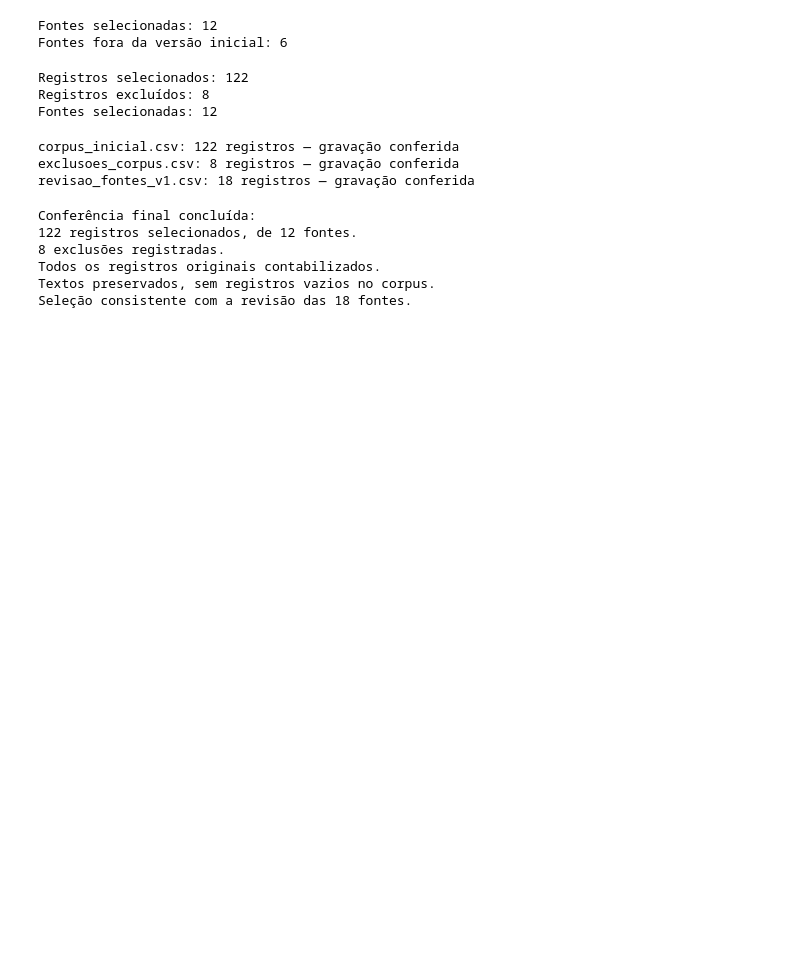
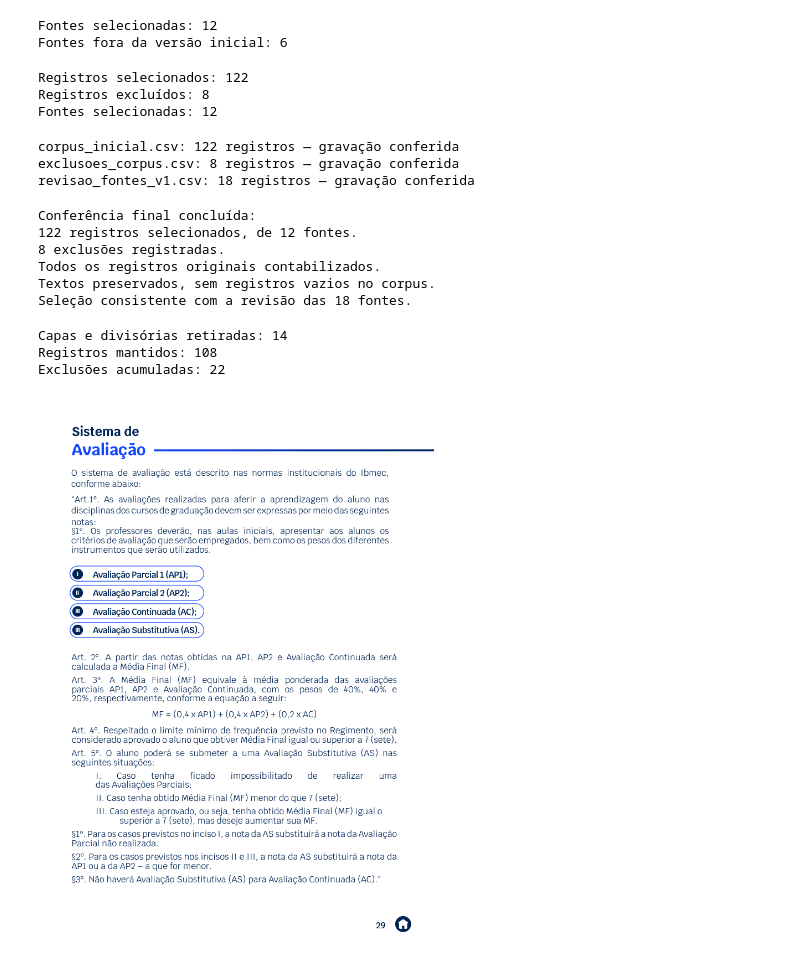
Before and after one commit to hugotfilho/FalaIbmec, a Jupyter notebook: notebooks/02_revisao_corpus.ipynb, the cells around one changed output. Saved outputs shown, nothing was run; the diff lists cells and outputs as text; code cells hidden in the pictures; blank space fills up the shorter version.

Commit message:
corpus finalizado e NER básico

```diff
--- a/notebooks/02_revisao_corpus.ipynb
+++ b/notebooks/02_revisao_corpus.ipynb
@@ -549,3 +547,55 @@ Conferência final concluída:
 Todos os registros originais contabilizados.
 Textos preservados, sem registros vazios no corpus.
 Seleção consistente com a revisão das 18 fontes.
+# %%
+corpus_atual = carregar_csv("corpus_inicial.csv")
+exclusoes_anteriores = carregar_csv("exclusoes_corpus.csv")
+
+paginas_estruturais = {
+    "GradManualAlunoIbmec.pdf": {10, 15, 25, 34, 45, 48},
+    "GuiaCalouroIbmecFL.pdf": {1, 4, 10, 20, 34, 37, 41},
+    "GuiadoAlunoIbmecFariaLima.pdf": {1},
+}
+
+corpus_em_revisao = []
+exclusoes_estruturais = []
+
+for registro in corpus_atual:
+    arquivo = registro["arquivo"]
+    pagina = int(registro["pagina"]) if registro["pagina"] else None
+
+    if pagina in paginas_estruturais.get(arquivo, set()):
+        exclusoes_estruturais.append({
+            "arquivo": arquivo,
+            "pagina": registro["pagina"],
+            "mes": registro.get("mes", ""),
+            "motivo": "Capa ou divisória conferida, sem orientação acadêmica.",
+        })
+    else:
+        corpus_em_revisao.append(registro.copy())
+
+exclusoes_em_revisao = exclusoes_anteriores + exclusoes_estruturais
+
+print("Capas e divisórias retiradas:", len(exclusoes_estruturais))
+print("Registros mantidos:", len(corpus_em_revisao))
+print("Exclusões acumuladas:", len(exclusoes_em_revisao))
+# %% [output]
+Capas e divisórias retiradas: 14
+Registros mantidos: 108
+Exclusões acumuladas: 22
+# %%
+import pymupdf
+from IPython.display import display, Image
+
+arquivo_manual = (
+    raiz / "data" / "raw" / "pdf" / "GradManualAlunoIbmec.pdf"
+)
+
+with pymupdf.open(arquivo_manual) as documento:
+    imagem = documento[28].get_pixmap(
+        matrix=pymupdf.Matrix(1.2, 1.2)
+    )
+
+display(Image(data=imagem.tobytes("png")))
+# %% [output]
+[figure, added]
```
Also changed, not shown: parts of 9 cells of this notebook, 7 other files.
